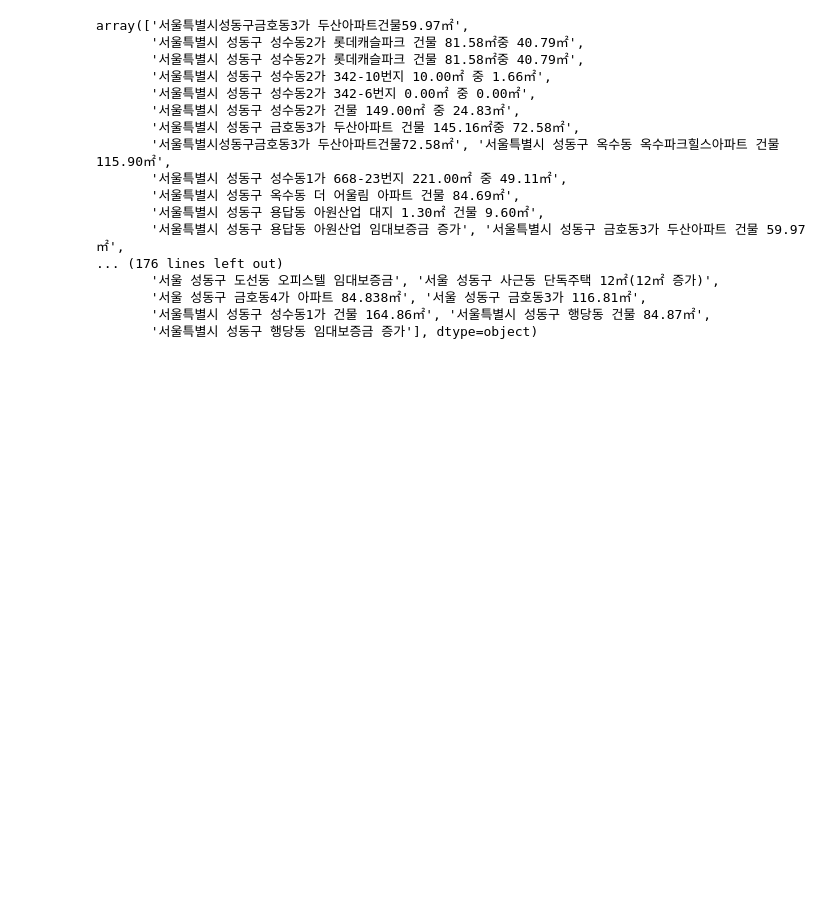
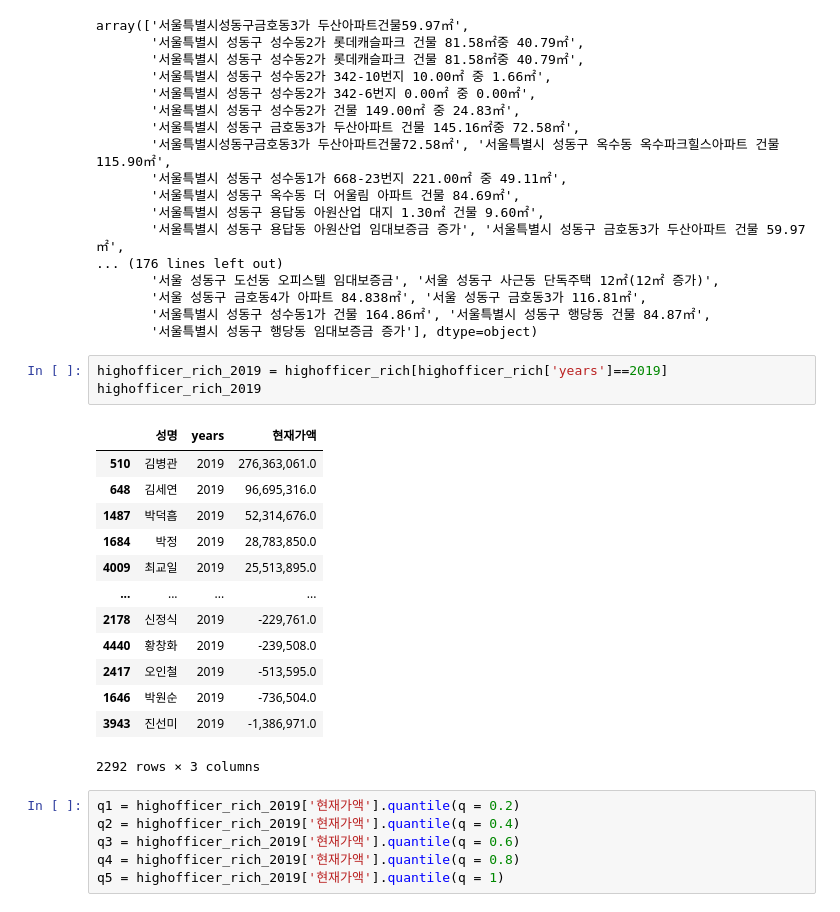
Before and after one commit to cindychoi0317/pandas, a Jupyter notebook: notebook/[practice] highofficer.ipynb, the cells around one changed output. Cells and saved outputs as stored; diff of their text form; blank space fills up the shorter version.

```diff
--- a/notebook/[practice] highofficer.ipynb
+++ b/notebook/[practice] highofficer.ipynb
@@ -83,3 +84,26 @@ array(['서울특별시성동구금호동3가 두산아파트건물59.97㎡',
        '서울 성동구 금호동4가 아파트 84.838㎡', '서울 성동구 금호동3가 116.81㎡',
        '서울특별시 성동구 성수동1가 건물 164.86㎡', '서울특별시 성동구 행당동 건물 84.87㎡',
        '서울특별시 성동구 행당동 임대보증금 증가'], dtype=object)
+# %%
+highofficer_rich_2019 = highofficer_rich[highofficer_rich['years']==2019]
+highofficer_rich_2019
+# %% [output]
+|  | 성명 | years | 현재가액 |
+| 510 | 김병관 | 2019 | 276,363,061.0 |
+| 648 | 김세연 | 2019 | 96,695,316.0 |
+| 1487 | 박덕흠 | 2019 | 52,314,676.0 |
+| 1684 | 박정 | 2019 | 28,783,850.0 |
+| 4009 | 최교일 | 2019 | 25,513,895.0 |
+| ... | ... | ... | ... |
+| 2178 | 신정식 | 2019 | -229,761.0 |
+| 4440 | 황창화 | 2019 | -239,508.0 |
+| 2417 | 오인철 | 2019 | -513,595.0 |
+| 1646 | 박원순 | 2019 | -736,504.0 |
+| 3943 | 진선미 | 2019 | -1,386,971.0 |
+2292 rows × 3 columns
+# %%
+q1 = highofficer_rich_2019['현재가액'].quantile(q = 0.2)
+q2 = highofficer_rich_2019['현재가액'].quantile(q = 0.4)
+q3 = highofficer_rich_2019['현재가액'].quantile(q = 0.6)
+q4 = highofficer_rich_2019['현재가액'].quantile(q = 0.8)
+q5 = highofficer_rich_2019['현재가액'].quantile(q = 1)
```
Also changed, not shown: parts of 4 cells of this notebook.
